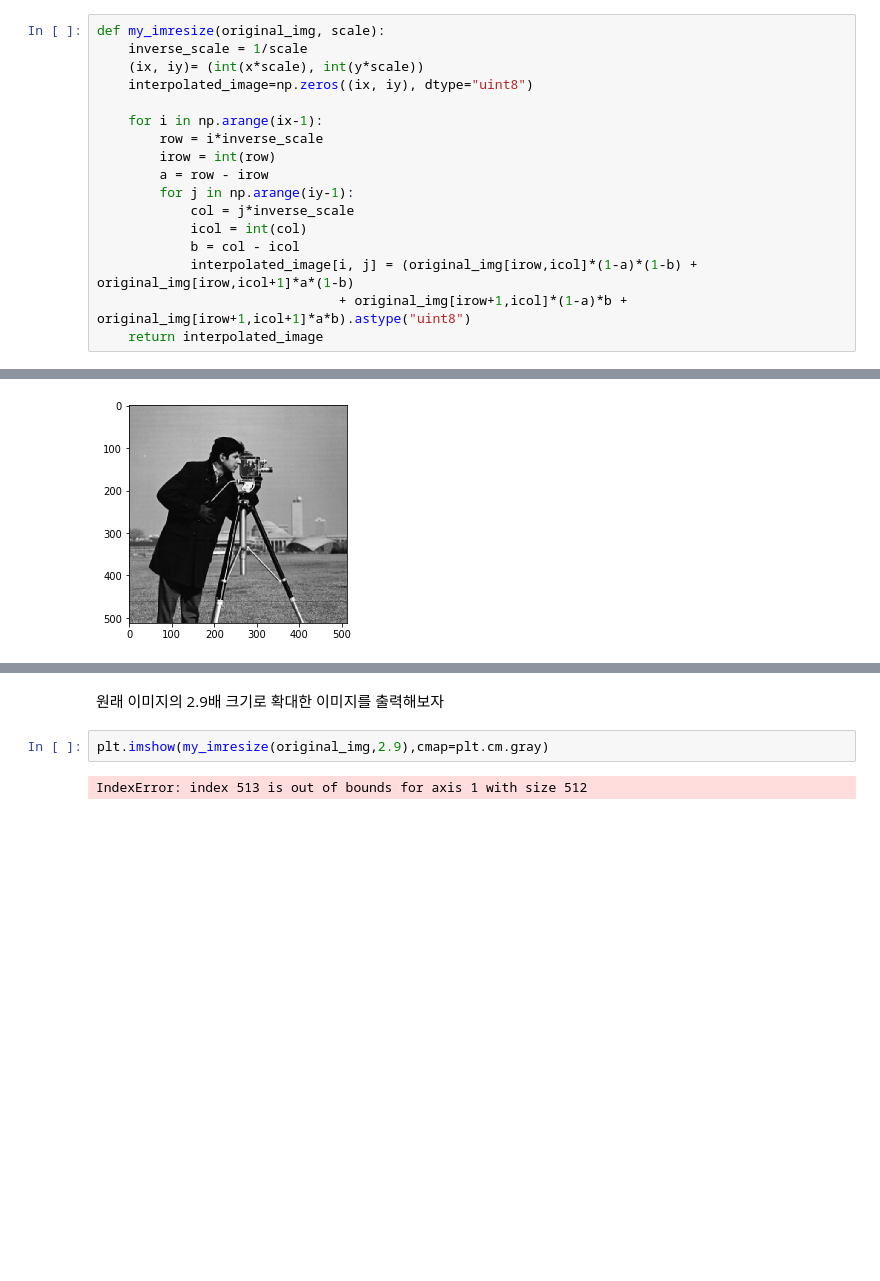
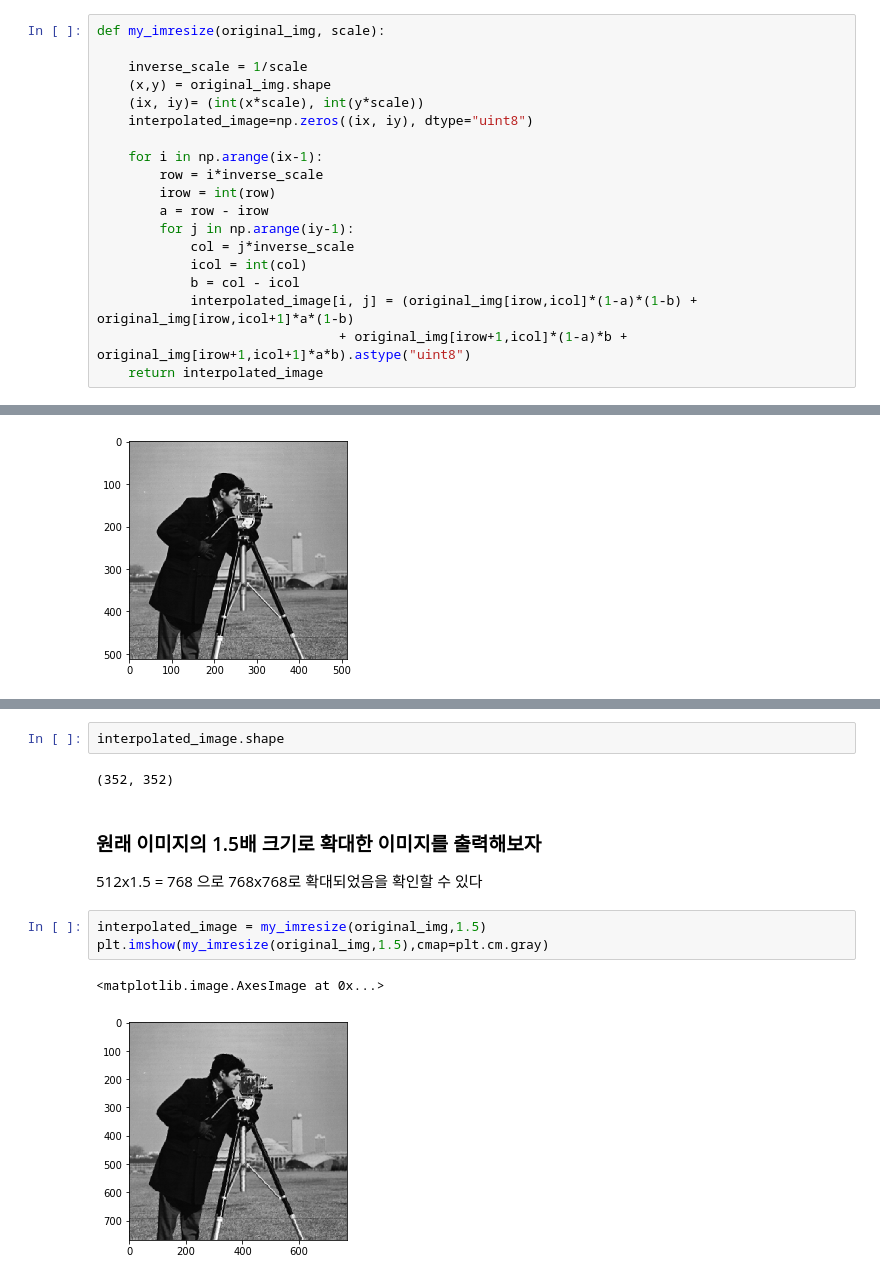
Before and after one commit to jiminAn/study-thinkDSP, a Jupyter notebook: code /hw10_201810954_안지민.ipynb, the cells around one changed output, grey strips where cells are left out. Cells and saved outputs as stored; diff of their text form; blank space fills up the shorter version.

Commit message:
resize image :  complete

```diff
--- a/code /hw10_201810954_안지민.ipynb
+++ b/code /hw10_201810954_안지민.ipynb
@@ -36,6 +42,8 @@ def display_image_in_actual_size(im): #실제 사이즈로 이미지를 출력
 # %%
 def my_imresize(original_img, scale):
+
     inverse_scale = 1/scale
+    (x,y) = original_img.shape
     (ix, iy)= (int(x*scale), int(y*scale))
     interpolated_image=np.zeros((ix, iy), dtype="uint8")
 
@@ -68,9 +83,16 @@ plt.imshow(my_imresize(original_img,0.688),cmap=plt.cm.gray)
 # %% [output]
 <matplotlib.image.AxesImage at 0x...>
 [figure]
-# %% [markdown]
-원래 이미지의 2.9배 크기로 확대한 이미지를 출력해보자
+# %%
+interpolated_image.shape
+# %% [output]
+(352, 352)
+# %% [markdown]
+### 원래 이미지의 1.5배 크기로 확대한 이미지를 출력해보자
+512x1.5 = 768 으로 768x768로 확대되었음을 확인할 수 있다
 # %%
-plt.imshow(my_imresize(original_img,2.9),cmap=plt.cm.gray)
+interpolated_image = my_imresize(original_img,1.5)
+plt.imshow(my_imresize(original_img,1.5),cmap=plt.cm.gray)
 # %% [output]
-IndexError: index 513 is out of bounds for axis 1 with size 512
+<matplotlib.image.AxesImage at 0x...>
+[figure, added]
```
Also changed, not shown: parts of 10 cells of this notebook.
